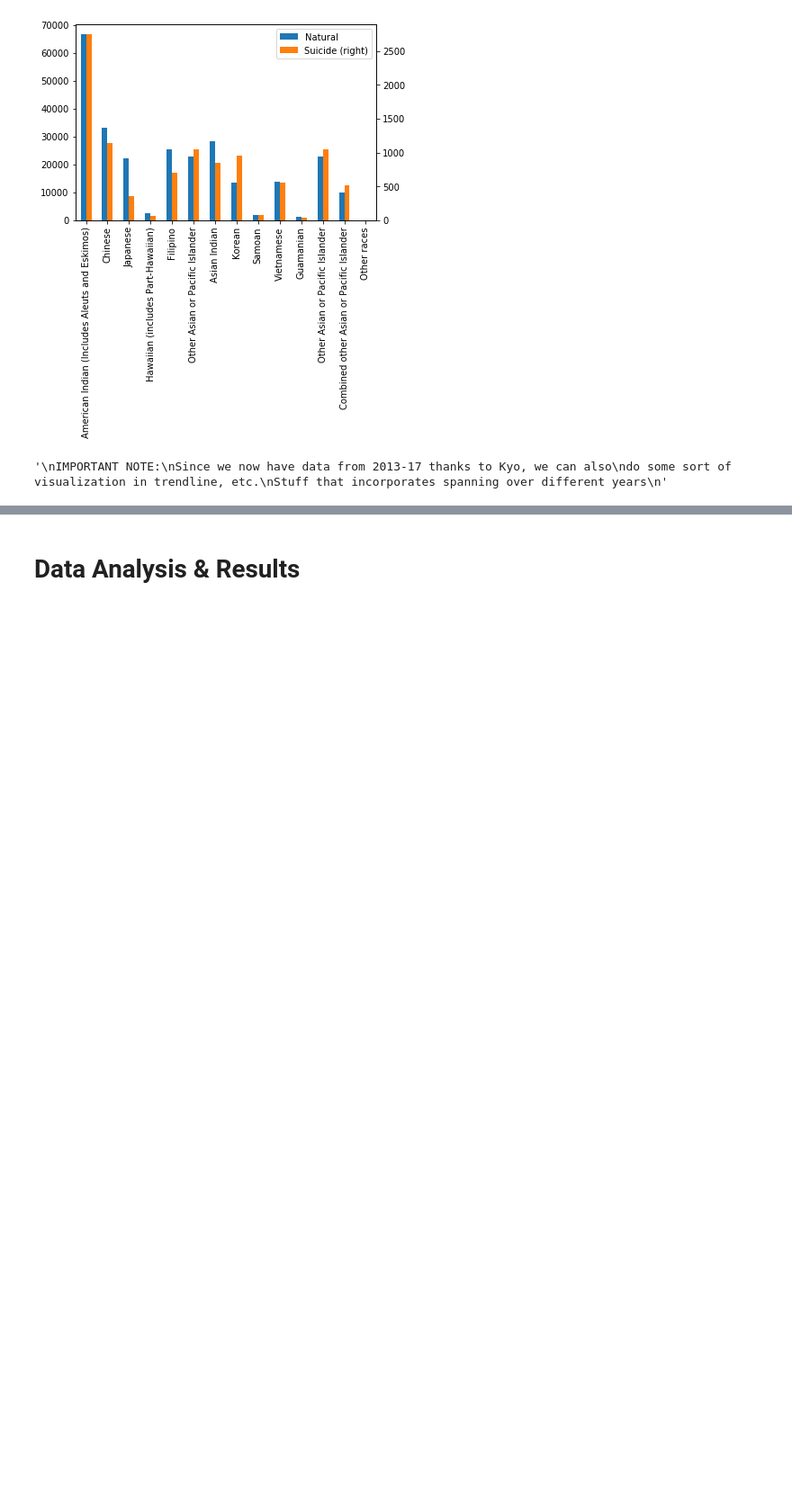
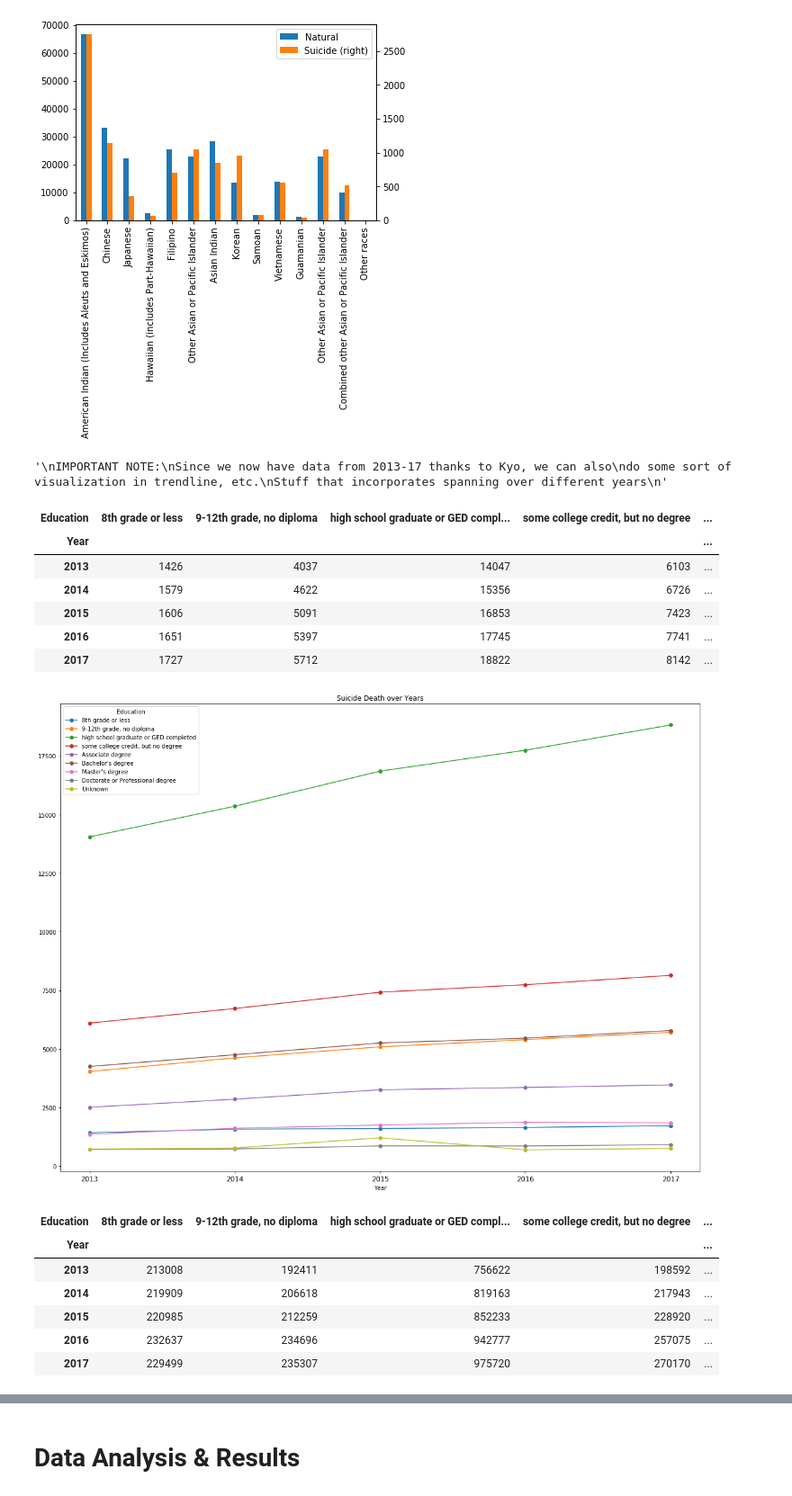
Before and after one commit to WeilunY/COGS108_Project, a Jupyter notebook: FinalProject.ipynb, the cells around one changed output, grey strips where cells are left out. Shown: that part at 90% size. Drawn from its saved outputs; the diff is of its cells as text; code cells hidden in the pictures; blank space fills up the shorter version.

Commit message:
Add Death trend over year

```diff
--- a/FinalProject.ipynb
+++ b/FinalProject.ipynb
@@ -579,3 +525,42 @@ Stuff that incorporates spanning over different years
 """
 # %% [output]
 '\nIMPORTANT NOTE:\nSince we now have data from 2013-17 thanks to Kyo, we can also\ndo some sort of visualization in trendline, etc.\nStuff that incorporates spanning over different years\n'
+# %%
+# Suicide Death over Years
+df_s = cdf[cdf['Cause'] == 'Suicide'].groupby([cdf['Year'],cdf['Education']]).size()
+df_s = df_s.unstack()[list(edu_dict.values())]
+display(df_s)
+df_s.plot(linestyle='-',
+          marker='o',
+          figsize=(20,15),
+          title='Suicide Death over Years')
+plt.xticks(list(range(len(df_s.index))), df_s.index, fontsize=12)
+plt.show()
+
+
+# Natural Death over Years
+df_s = cdf[cdf['Cause'] == 'Natural'].groupby([cdf['Year'],cdf['Education']]).size()
+df_s = df_s.unstack()[list(edu_dict.values())]
+display(df_s)
+df_s.plot(linestyle='-',
+          marker='o',
+          figsize=(20,15),
+          title='Natural Death over Years')
+plt.xticks(list(range(len(df_s.index))), df_s.index, fontsize=12)
+plt.show()
+# %% [output]
+| Education | 8th grade or less | 9-12th grade, no diploma | high school graduate or GED compl... | some college credit, but no degree | ... |
+| Year |  |  |  |  | ... |
+| 2013 | 1426 | 4037 | 14047 | 6103 | ... |
+| 2014 | 1579 | 4622 | 15356 | 6726 | ... |
+| 2015 | 1606 | 5091 | 16853 | 7423 | ... |
+| 2016 | 1651 | 5397 | 17745 | 7741 | ... |
+| 2017 | 1727 | 5712 | 18822 | 8142 | ... |
+[figure, added]
+| Education | 8th grade or less | 9-12th grade, no diploma | high school graduate or GED compl... | some college credit, but no degree | ... |
+| Year |  |  |  |  | ... |
+| 2013 | 213008 | 192411 | 756622 | 198592 | ... |
+| 2014 | 219909 | 206618 | 819163 | 217943 | ... |
+| 2015 | 220985 | 212259 | 852233 | 228920 | ... |
+| 2016 | 232637 | 234696 | 942777 | 257075 | ... |
+| 2017 | 229499 | 235307 | 975720 | 270170 | ... |
```
Also changed, not shown: parts of 5 cells of this notebook.
